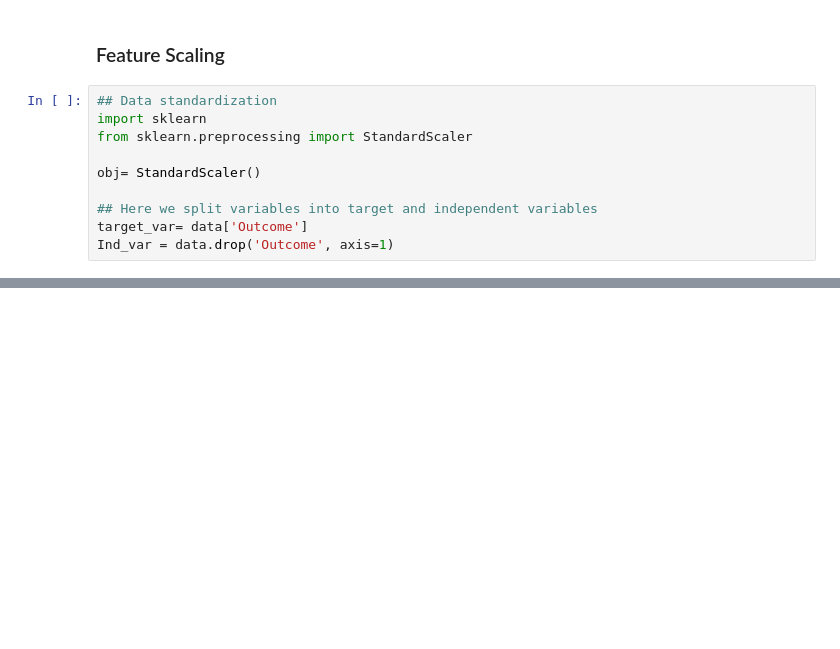
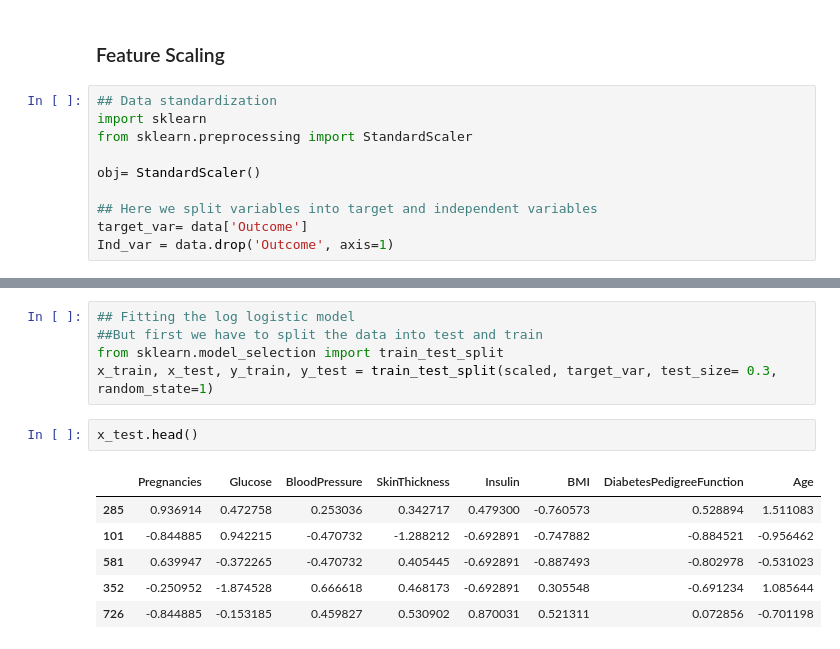
Before and after one commit to Grace-N-Mimi/LogisticRegression, a Jupyter notebook: DIABETES PROJECTION.ipynb, the cells around one changed output, grey strips where cells are left out. Saved outputs shown, nothing was run; the diff lists cells and outputs as text; blank space fills up the shorter version.

```diff
--- a/DIABETES PROJECTION.ipynb
+++ b/DIABETES PROJECTION.ipynb
@@ -172,0 +171,14 @@ scaled.head()
+# %%
+## Fitting the log logistic model
+##But first we have to split the data into test and train
+from sklearn.model_selection import train_test_split
+x_train, x_test, y_train, y_test = train_test_split(scaled, target_var, test_size= 0.3, random_state=1)
+# %%
+x_test.head()
+# %% [output]
+|  | Pregnancies | Glucose | BloodPressure | SkinThickness | Insulin | BMI | DiabetesPedigreeFunction | Age |
+| 285 | 0.936914 | 0.472758 | 0.253036 | 0.342717 | 0.479300 | -0.760573 | 0.528894 | 1.511083 |
+| 101 | -0.844885 | 0.942215 | -0.470732 | -1.288212 | -0.692891 | -0.747882 | -0.884521 | -0.956462 |
+| 581 | 0.639947 | -0.372265 | -0.470732 | 0.405445 | -0.692891 | -0.887493 | -0.802978 | -0.531023 |
+| 352 | -0.250952 | -1.874528 | 0.666618 | 0.468173 | -0.692891 | 0.305548 | -0.691234 | 1.085644 |
+| 726 | -0.844885 | -0.153185 | 0.459827 | 0.530902 | 0.870031 | 0.521311 | 0.072856 | -0.701198 |
```
Also changed, not shown: parts of 10 cells of this notebook.
